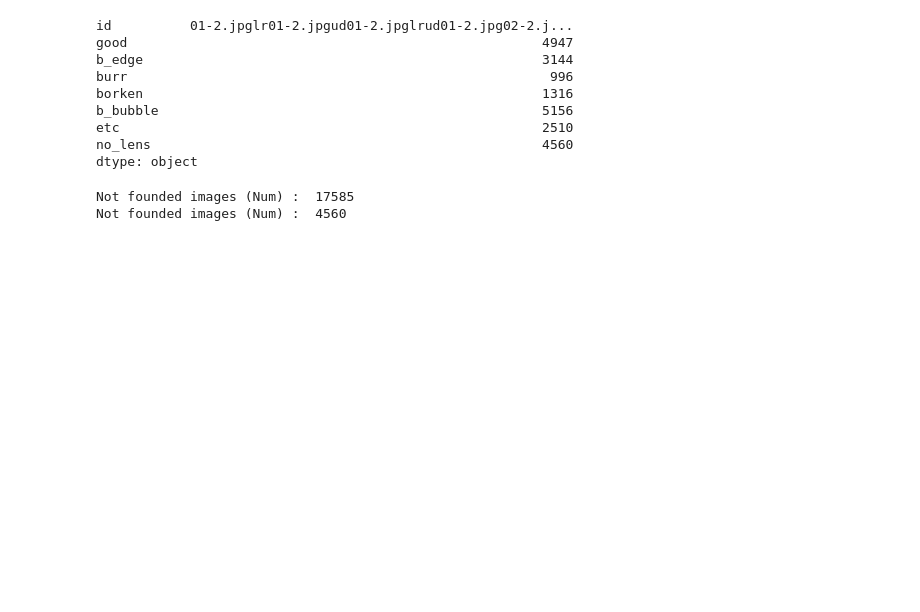
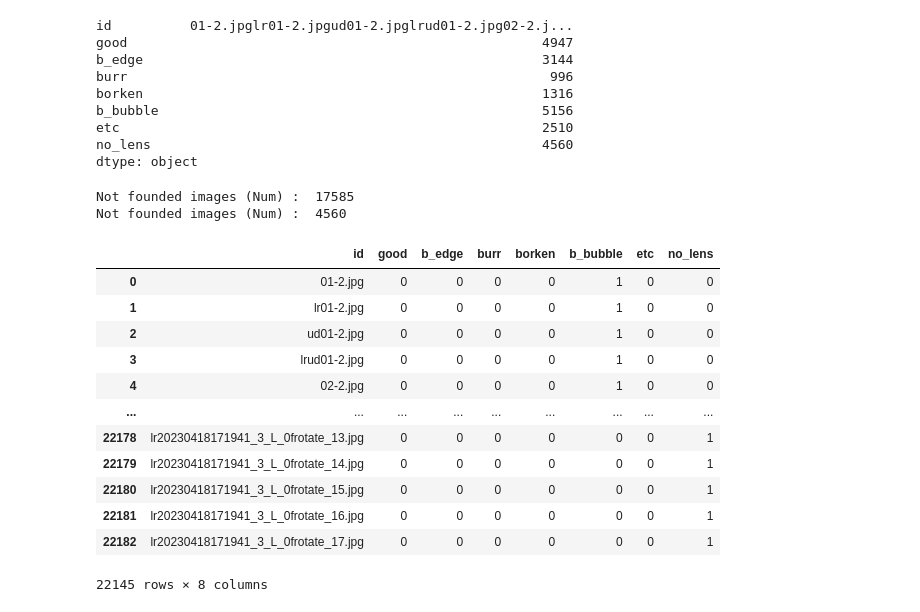
Before and after one commit to sidsid84-kor/xeception, a Jupyter notebook: make_dataset.ipynb, the cells around one changed output. Saved outputs shown, nothing was run; the diff lists cells and outputs as text; code cells hidden in the pictures; blank space fills up the shorter version.

```diff
--- a/make_dataset.ipynb
+++ b/make_dataset.ipynb
@@ -311,3 +311,19 @@ print("Not founded images (Num) : ",g_count)
 # %% [output]
 Not founded images (Num) :  17585
 Not founded images (Num) :  4560
+# %%
+dddf
+# %% [output]
+|  | id | good | b_edge | burr | borken | b_bubble | etc | no_lens |
+| 0 | 01-2.jpg | 0 | 0 | 0 | 0 | 1 | 0 | 0 |
+| 1 | lr01-2.jpg | 0 | 0 | 0 | 0 | 1 | 0 | 0 |
+| 2 | ud01-2.jpg | 0 | 0 | 0 | 0 | 1 | 0 | 0 |
+| 3 | lrud01-2.jpg | 0 | 0 | 0 | 0 | 1 | 0 | 0 |
+| 4 | 02-2.jpg | 0 | 0 | 0 | 0 | 1 | 0 | 0 |
+| ... | ... | ... | ... | ... | ... | ... | ... | ... |
+| 22178 | lr20230418171941_3_L_0frotate_13.jpg | 0 | 0 | 0 | 0 | 0 | 0 | 1 |
+| 22179 | lr20230418171941_3_L_0frotate_14.jpg | 0 | 0 | 0 | 0 | 0 | 0 | 1 |
+| 22180 | lr20230418171941_3_L_0frotate_15.jpg | 0 | 0 | 0 | 0 | 0 | 0 | 1 |
+| 22181 | lr20230418171941_3_L_0frotate_16.jpg | 0 | 0 | 0 | 0 | 0 | 0 | 1 |
+| 22182 | lr20230418171941_3_L_0frotate_17.jpg | 0 | 0 | 0 | 0 | 0 | 0 | 1 |
+22145 rows × 8 columns
```
Also changed, not shown: parts of 1 cell of this notebook.
